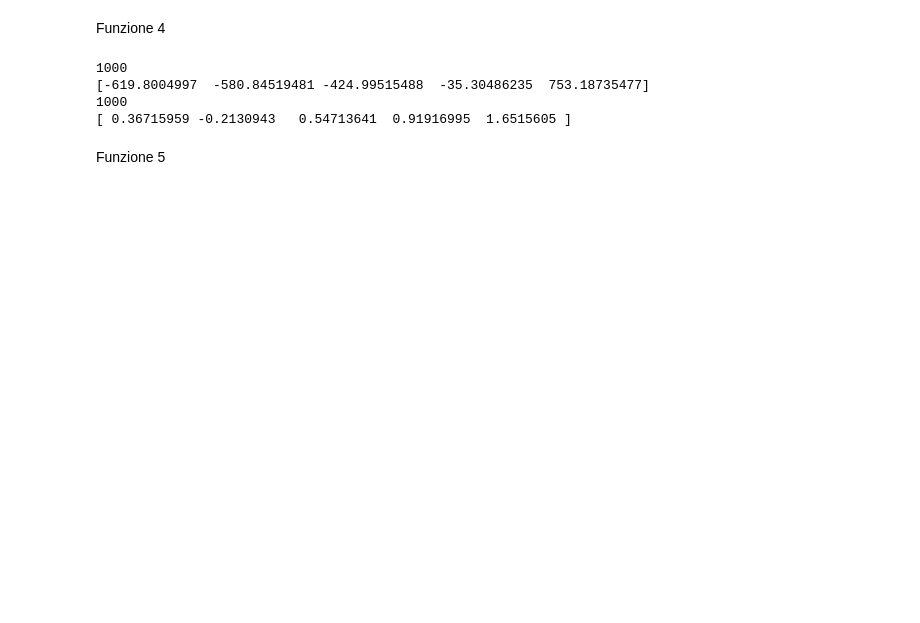
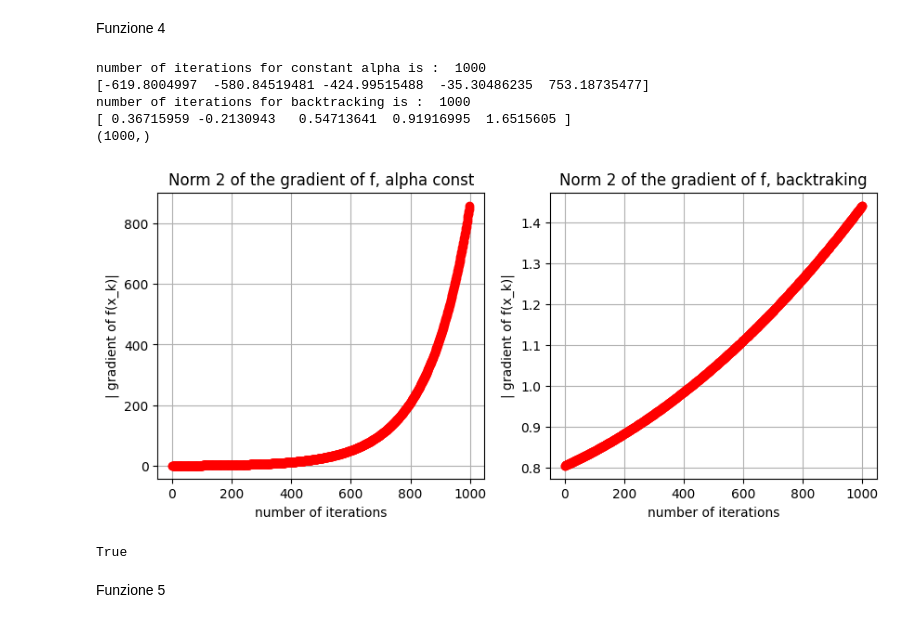
Before and after one commit to francesco-source/Artificial-Intelligence-UNIBO, a Jupyter notebook: Statistical_and_mathematical_methods_for_AI/Exercises/Exercise3.ipynb, the cells around one changed output. Drawn from its saved outputs; the diff is of its cells as text; code cells hidden in the pictures; blank space fills up the shorter version.

```diff
--- a/Statistical_and_mathematical_methods_for_AI/Exercises/Exercise3.ipynb
+++ b/Statistical_and_mathematical_methods_for_AI/Exercises/Exercise3.ipynb
@@ -137,15 +183,19 @@ print(x_k)
 # %% [markdown]
 Funzione 4
 # %%
-x_k,_1,_2=GD(f4,grad_f4,(1,0,1,1,1),back=False)
+x_k,fval4,errvec4const,k4const=GD(f4,grad_f4,(1,0,1,1,1),back=False)
 print(x_k)
-x_k,_1,_2=GD(f4,grad_f4,(1,0,1,1,1),back=True)
+x_k,fval4,errvec4back,k4back=GD(f4,grad_f4,(1,0,1,1,1),back=True)
 print(x_k)
+Plot(errvec4const,k4const,errvec4back,k4back)
 # %% [output]
-1000
+number of iterations for constant alpha is :  1000
 [-619.8004997  -580.84519481 -424.99515488  -35.30486235  753.18735477]
-1000
+number of iterations for backtracking is :  1000
 [ 0.36715959 -0.2130943   0.54713641  0.91916995  1.6515605 ]
+(1000,)
+[figure, added]
+True
 # %% [markdown]
 Funzione 5
 # %%
```
Also changed, not shown: parts of 6 cells of this notebook.
